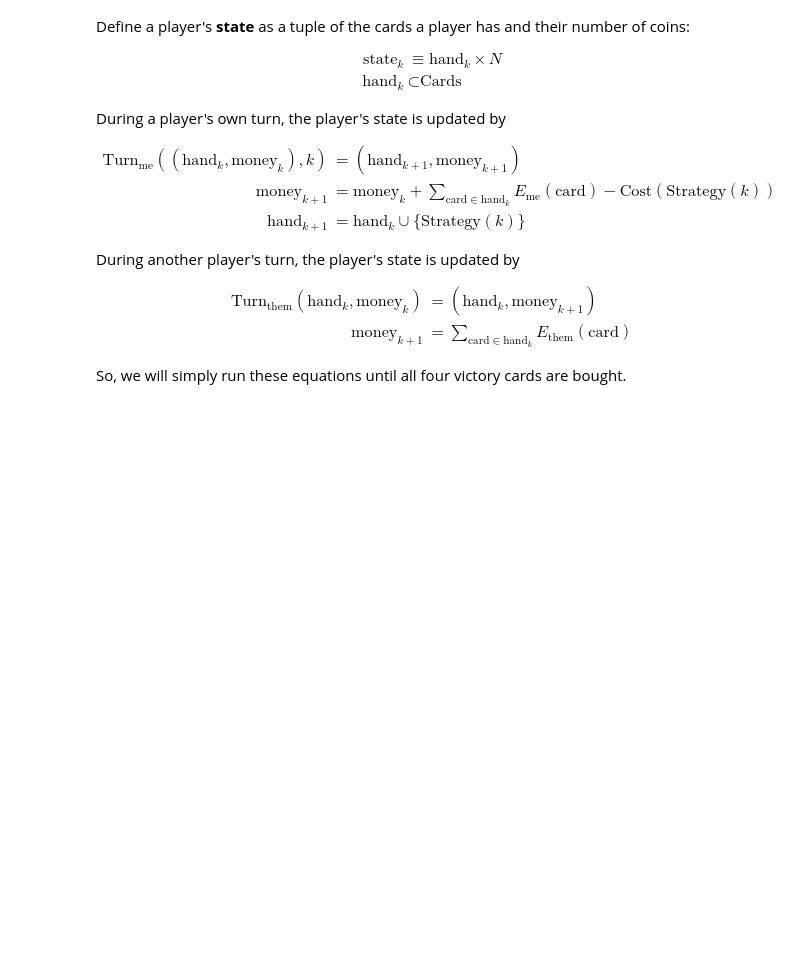
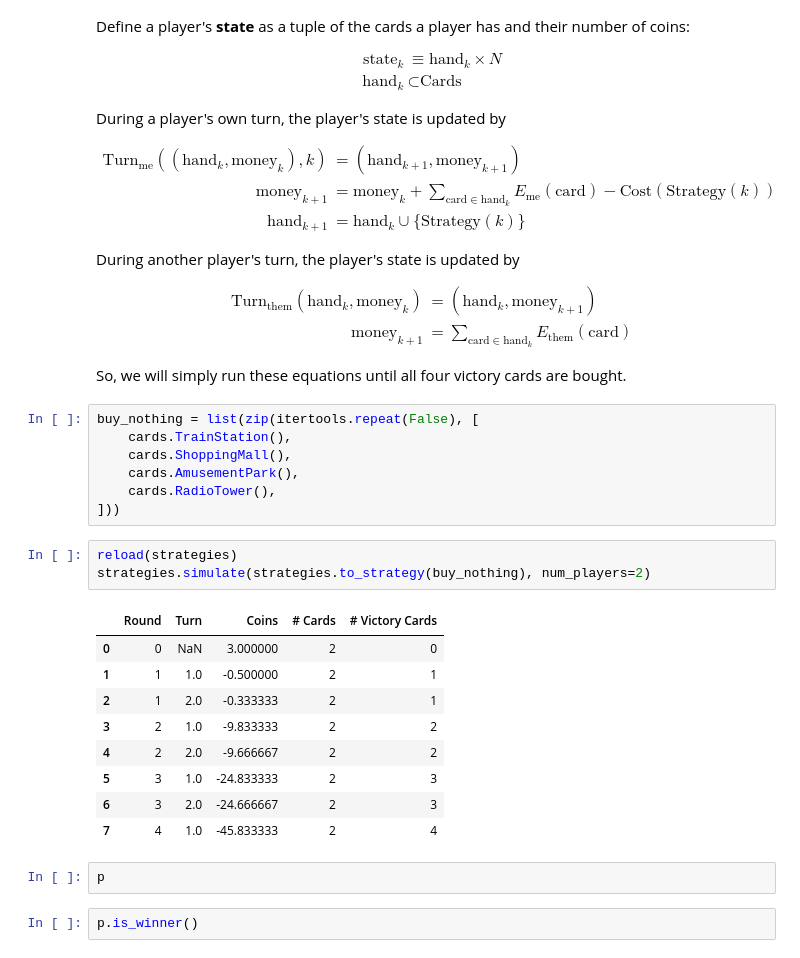
Before and after one commit to brcrista/Machi-Koro-Analysis, a Jupyter notebook: src/analysis.ipynb, the cells around one changed output. Cells and saved outputs as stored; diff of their text form; blank space fills up the shorter version.

Commit message:
Set up strategy analysis

```diff
--- a/src/analysis.ipynb
+++ b/src/analysis.ipynb
@@ -203,3 +206,27 @@ $$
 $$
 
 So, we will simply run these equations until all four victory cards are bought.
+# %%
+buy_nothing = list(zip(itertools.repeat(False), [
+    cards.TrainStation(),
+    cards.ShoppingMall(),
+    cards.AmusementPark(),
+    cards.RadioTower(),
+]))
+# %%
+reload(strategies)
+strategies.simulate(strategies.to_strategy(buy_nothing), num_players=2)
+# %% [output]
+|  | Round | Turn | Coins | # Cards | # Victory Cards |
+| 0 | 0 | NaN | 3.000000 | 2 | 0 |
+| 1 | 1 | 1.0 | -0.500000 | 2 | 1 |
+| 2 | 1 | 2.0 | -0.333333 | 2 | 1 |
+| 3 | 2 | 1.0 | -9.833333 | 2 | 2 |
+| 4 | 2 | 2.0 | -9.666667 | 2 | 2 |
+| 5 | 3 | 1.0 | -24.833333 | 2 | 3 |
+| 6 | 3 | 2.0 | -24.666667 | 2 | 3 |
+| 7 | 4 | 1.0 | -45.833333 | 2 | 4 |
+# %%
+p
+# %%
+p.is_winner()
```
Also changed, not shown: parts of 1 cell of this notebook, 2 other files.
